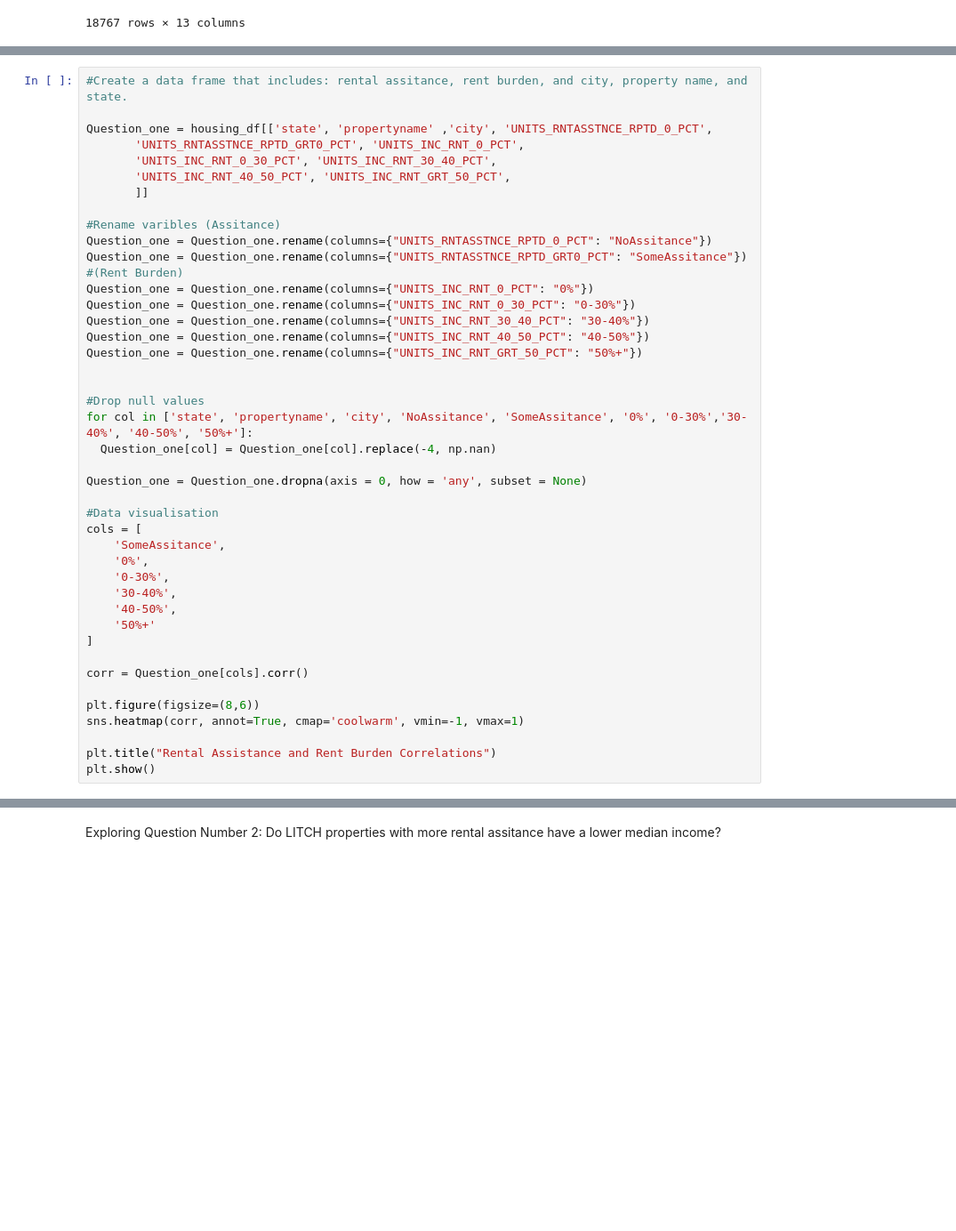
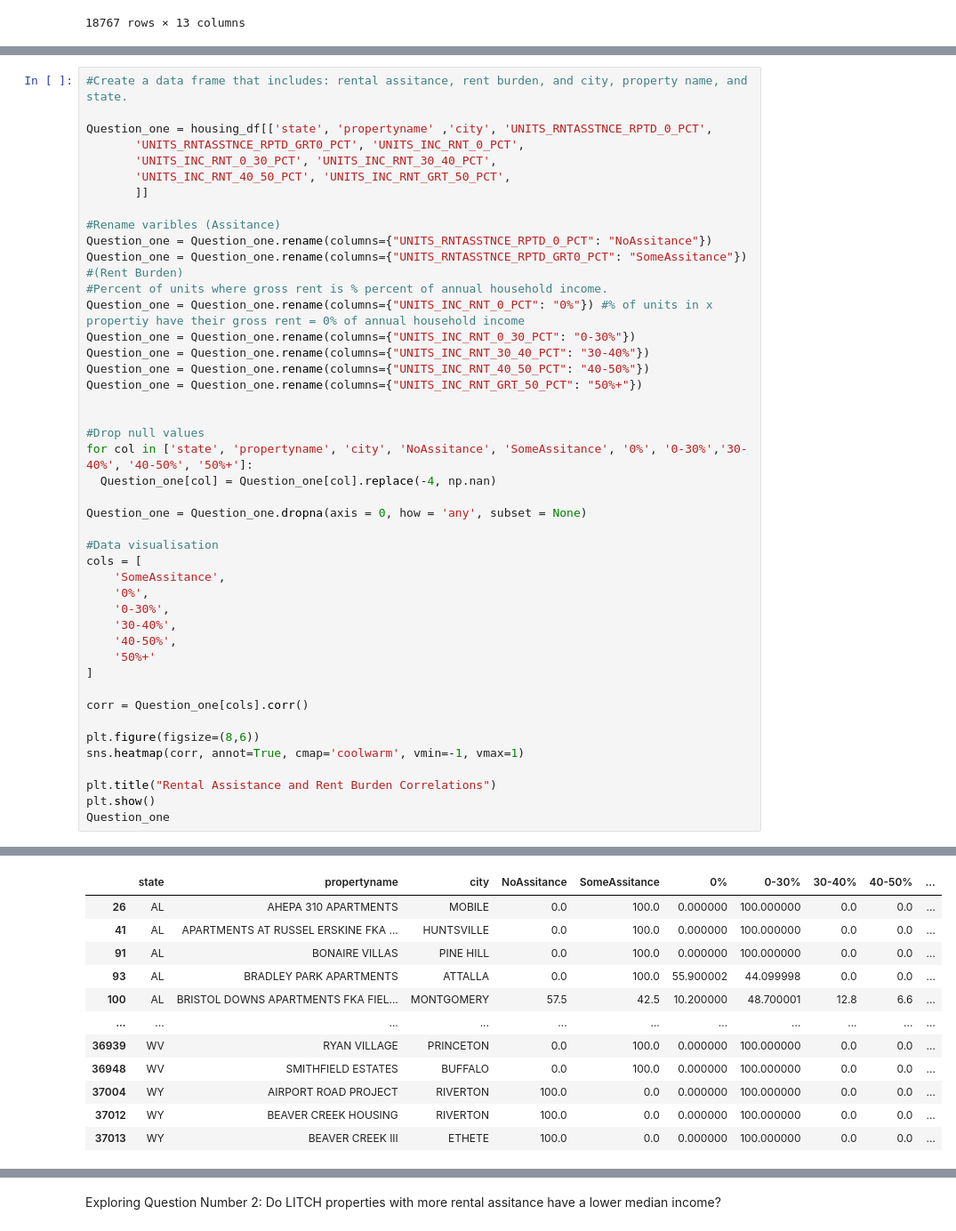
Before and after one commit to bitriagaleonela40-cmd/housing-research, a Jupyter notebook: Housing.ipynb, the cells around one changed output, grey strips where cells are left out. Shown at 89% size. Cells and saved outputs as stored; diff of their text form; blank space fills up the shorter version.

```diff
--- a/Housing.ipynb
+++ b/Housing.ipynb
@@ -341,35 +341,49 @@ Question_one = housing_df[['state', 'propertyname' ,'city', 'UNITS_RNTASSTNCE_RP
 Question_one = Question_one.rename(columns={"UNITS_RNTASSTNCE_RPTD_0_PCT": "NoAssitance"})
 Question_one = Question_one.rename(columns={"UNITS_RNTASSTNCE_RPTD_GRT0_PCT": "SomeAssitance"})
 #(Rent Burden)
-Question_one = Question_one.rename(columns={"UNITS_INC_RNT_0_PCT": "0%"})
+#Percent of units where gross rent is % percent of annual household income.
+Question_one = Question_one.rename(columns={"UNITS_INC_RNT_0_PCT": "0%"}) #% of units in x propertiy have their gross rent = 0% of annual household income
 Question_one = Question_one.rename(columns={"UNITS_INC_RNT_0_30_PCT": "0-30%"})
 Question_one = Question_one.rename(columns={"UNITS_INC_RNT_30_40_PCT": "30-40%"})
 Question_one = Question_one.rename(columns={"UNITS_INC_RNT_40_50_PCT": "40-50%"})
 Question_one = Question_one.rename(columns={"UNITS_INC_RNT_GRT_50_PCT": "50%+"})
 
 
 #Drop null values
 for col in ['state', 'propertyname', 'city', 'NoAssitance', 'SomeAssitance', '0%', '0-30%','30-40%', '40-50%', '50%+']:
   Question_one[col] = Question_one[col].replace(-4, np.nan)
 
 Question_one = Question_one.dropna(axis = 0, how = 'any', subset = None)
 
 #Data visualisation
 cols = [
     'SomeAssitance',
     '0%',
     '0-30%',
     '30-40%',
     '40-50%',
     '50%+'
 ]
 
 corr = Question_one[cols].corr()
 
 plt.figure(figsize=(8,6))
 sns.heatmap(corr, annot=True, cmap='coolwarm', vmin=-1, vmax=1)
 
 plt.title("Rental Assistance and Rent Burden Correlations")
 plt.show()
+Question_one
 # %% [output]
 [figure]
+|  | state | propertyname | city | NoAssitance | SomeAssitance | 0% | 0-30% | 30-40% | 40-50% | ... |
+| 26 | AL | AHEPA 310 APARTMENTS | MOBILE | 0.0 | 100.0 | 0.000000 | 100.000000 | 0.0 | 0.0 | ... |
+| 41 | AL | APARTMENTS AT RUSSEL ERSKINE FKA ... | HUNTSVILLE | 0.0 | 100.0 | 0.000000 | 100.000000 | 0.0 | 0.0 | ... |
+| 91 | AL | BONAIRE VILLAS | PINE HILL | 0.0 | 100.0 | 0.000000 | 100.000000 | 0.0 | 0.0 | ... |
+| 93 | AL | BRADLEY PARK APARTMENTS | ATTALLA | 0.0 | 100.0 | 55.900002 | 44.099998 | 0.0 | 0.0 | ... |
+| 100 | AL | BRISTOL DOWNS APARTMENTS FKA FIEL... | MONTGOMERY | 57.5 | 42.5 | 10.200000 | 48.700001 | 12.8 | 6.6 | ... |
+| ... | ... | ... | ... | ... | ... | ... | ... | ... | ... | ... |
+| 36939 | WV | RYAN VILLAGE | PRINCETON | 0.0 | 100.0 | 0.000000 | 100.000000 | 0.0 | 0.0 | ... |
+| 36948 | WV | SMITHFIELD ESTATES | BUFFALO | 0.0 | 100.0 | 0.000000 | 100.000000 | 0.0 | 0.0 | ... |
+| 37004 | WY | AIRPORT ROAD PROJECT | RIVERTON | 100.0 | 0.0 | 0.000000 | 100.000000 | 0.0 | 0.0 | ... |
+| 37012 | WY | BEAVER CREEK HOUSING | RIVERTON | 100.0 | 0.0 | 0.000000 | 100.000000 | 0.0 | 0.0 | ... |
+| 37013 | WY | BEAVER CREEK III | ETHETE | 100.0 | 0.0 | 0.000000 | 100.000000 | 0.0 | 0.0 | ... |
```
Also changed, not shown: parts of 12 cells of this notebook.
